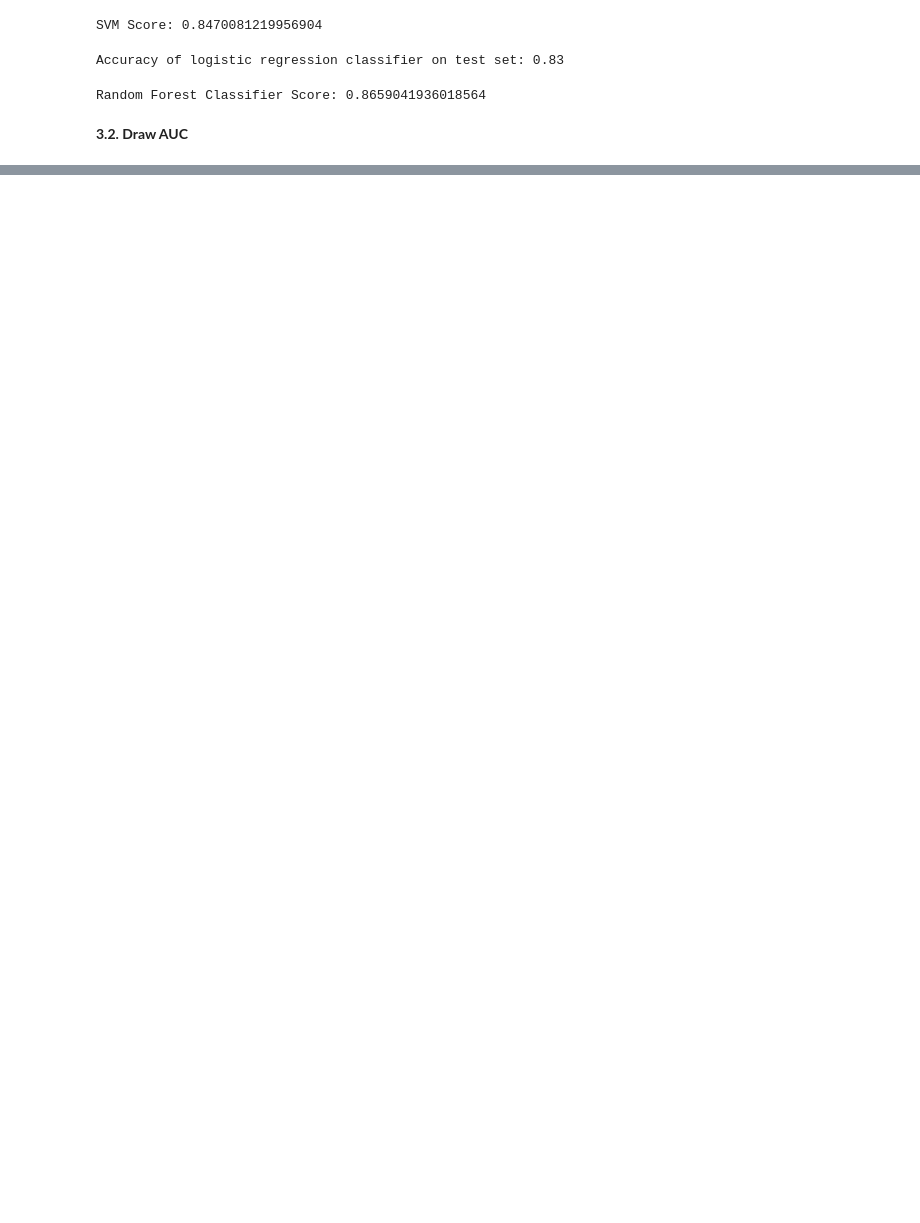
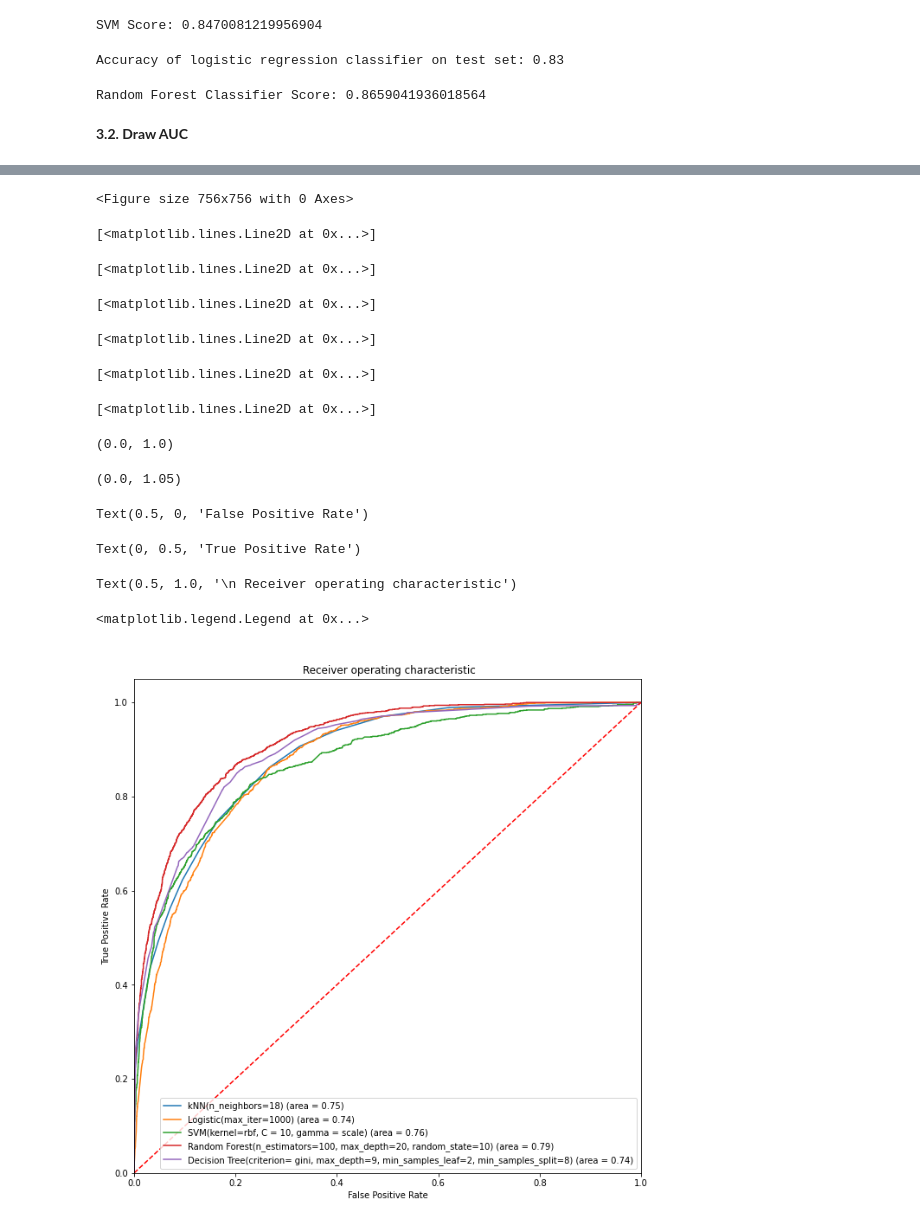
Before and after one commit to ngonhan2k5/cs-ml, a Jupyter notebook: proj1/AUC_Curve.ipynb, the cells around one changed output, grey strips where cells are left out. Saved outputs shown, nothing was run; the diff lists cells and outputs as text; code cells hidden in the pictures; blank space fills up the shorter version.

```diff
--- a/proj1/AUC_Curve.ipynb
+++ b/proj1/AUC_Curve.ipynb
@@ -95,7 +95,7 @@ def decision_tree(df, test_size):
   X_train, X_test, y_train, y_test = train_test_split(X, y, shuffle=True, test_size=test_size, random_state=1)
 
   from sklearn.tree import DecisionTreeClassifier
-  best_clf= DecisionTreeClassifier(criterion= 'gini', max_depth=9, min_samples_leaf=3, min_samples_split=7)
+  best_clf= DecisionTreeClassifier(criterion= 'gini', max_depth=9, min_samples_leaf=2, min_samples_split=8)
   best_clf= best_clf.fit(X_train, y_train)
   score= best_clf.score(X_test, y_test)
   print("Decision Tree Score:", score)
@@ -355,0 +294,56 @@ Text(0.5, 1.0, '\n Receiver operating characteristic \n\n kNN(n_neighbors=18) \n
+# %%
+#ROC Curve
+from sklearn.metrics import roc_curve, auc, roc_auc_score
+
+plt.figure(figsize=(10.5, 10.5))
+
+#kNN
+knn_roc_auc = roc_auc_score(y_test_knn, knn_clf.predict(X_test_knn))
+fpr, tpr, thresholds = roc_curve(y_test_knn, knn_clf.predict_proba(X_test_knn)[:,1])
+plt.plot(fpr, tpr, label='kNN(n_neighbors=18) (area = %0.2f)' % knn_roc_auc)
+
+#Logit
+logit_roc_auc = roc_auc_score(y_test_logit, logit_clf.predict(X_test_logit))
+fpr, tpr, thresholds = roc_curve(y_test_logit, logit_clf.predict_proba(X_test_logit)[:,1])
+plt.plot(fpr, tpr, label='Logistic(max_iter=1000) (area = %0.2f)' % logit_roc_auc)
+
+#SVM
+svm_roc_auc = roc_auc_score(y_test_svm, svm_clf.predict(X_test_svm))
+fpr, tpr, thresholds = roc_curve(y_test_svm, svm_clf.decision_function(X_test_svm))
+plt.plot(fpr, tpr, label='SVM(kernel=rbf, C = 10, gamma = scale) (area = %0.2f)' % svm_roc_auc)
+
+#Random Forest
+rf_roc_auc = roc_auc_score(y_test_rf, rf_clf.predict(X_test_rf))
+fpr, tpr, thresholds = roc_curve(y_test_rf, rf_clf.predict_proba(X_test_rf)[:,1])
+plt.plot(fpr, tpr, label='Random Forest(n_estimators=100, max_depth=20, random_state=10) (area = %0.2f)' % rf_roc_auc)
+
+#Decision Tree
+dt_roc_auc = roc_auc_score(y_test_dt, dt_clf.predict(X_test_dt))
+fpr, tpr, thresholds = roc_curve(y_test_dt, dt_clf.predict_proba(X_test_dt)[:,1])
+plt.plot(fpr, tpr, label='Decision Tree(criterion= gini, max_depth=9, min_samples_leaf=2, min_samples_split=8) (area = %0.2f)' % dt_roc_auc)
+
+plt.plot([0, 1], [0, 1],'r--')
+plt.xlim([0.0, 1.0])
+plt.ylim([0.0, 1.05])
+plt.xlabel('False Positive Rate')
+plt.ylabel('True Positive Rate')
+title= '\n Receiver operating characteristic'
+plt.title(title)
+plt.legend(loc="lower right")
+plt.savefig('dt_ROC')
+plt.show()
+# %% [output]
+<Figure size 756x756 with 0 Axes>
+[<matplotlib.lines.Line2D at 0x...>]
+[<matplotlib.lines.Line2D at 0x...>]
+[<matplotlib.lines.Line2D at 0x...>]
+[<matplotlib.lines.Line2D at 0x...>]
+[<matplotlib.lines.Line2D at 0x...>]
+[<matplotlib.lines.Line2D at 0x...>]
+(0.0, 1.0)
+(0.0, 1.05)
+Text(0.5, 0, 'False Positive Rate')
+Text(0, 0.5, 'True Positive Rate')
+Text(0.5, 1.0, '\n Receiver operating characteristic')
+<matplotlib.legend.Legend at 0x...>
+[figure, added]
```
Also changed, not shown: parts of 3 cells of this notebook.
